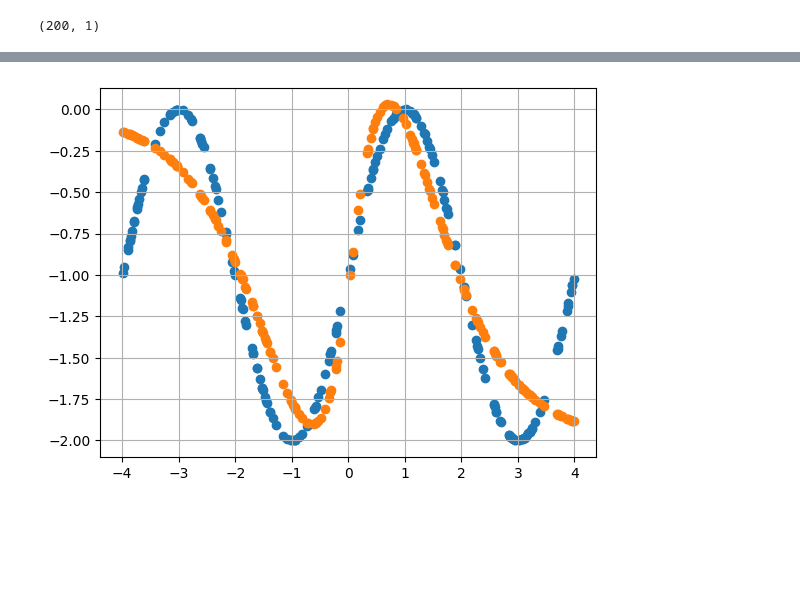
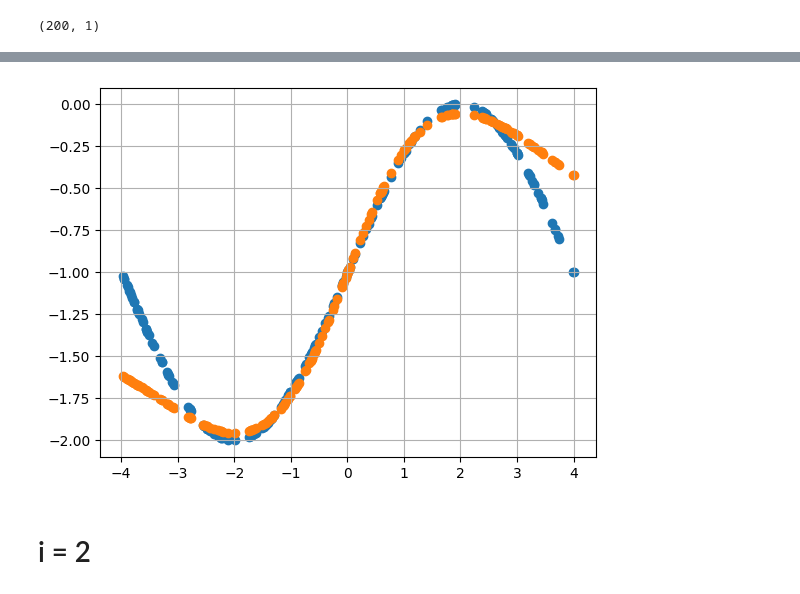
Before and after one commit to Moji0110/ANN_HWs, a Jupyter notebook: HW2/2/HW2_ex_2.ipynb, the cells around one changed output, grey strips where cells are left out. Cells and saved outputs as stored; diff of their text form; code cells hidden in the pictures; blank space fills up the shorter version.

```diff
--- a/HW2/2/HW2_ex_2.ipynb
+++ b/HW2/2/HW2_ex_2.ipynb
@@ -1091,7 +1091,7 @@ Text(0.5, 1.0, 'Loss_Part_D')
 # %%
 i = 1
 X = np.random.uniform(-3, 3, (200, 1))
-Y = np.sin(i*np.pi*X/2) - 1
+Y = np.sin(i*np.pi*X/4) - 1
 # %%
 plt.scatter(X, Y)
 # %% [output]
@@ -1169,7 +1169,7 @@ activation1 = sigmoid()
 activation2 = sigmoid()
 activation3 = Linear()
 
-lr = 0.001
+lr = 0.01
 Loss = MSE_loss()
 
 
@@ -1257,26 +1257,28 @@ epoch: 999
 # %%
 i = 1
 X = np.random.uniform(-4, 4, (200, 1))
-Y = np.sin(i*np.pi*X/2) - 1
+Y = np.sin(i*np.pi*X/4) - 1
 
 g2 = []
 for i in range(X.shape[0]):
 
         x = X[i,0].reshape((1,1))
         d = Y[i,0].reshape((1,1))
 
 
         n1 = np.matmul(W1, x) + b1
         activation1.forward(n1)
         n2 = np.matmul(W2, activation1.output.reshape((4,1))) + b2[:,0].reshape((4,1))
         activation2.forward(n2)
         n3 = np.matmul(W3, activation2.output) + b3[:,0]
         activation3.forward(n3)
         g2.append(activation3.output)
 
 import matplotlib.pyplot as plt
 plt.scatter(X,Y)
 plt.scatter(X,np.array(g2))
 plt.grid()
 # %% [output]
-[figure, old version]
+[figure, new version]
+# %% [markdown]
+# i = 2
```
Also changed, not shown: parts of 19 cells of this notebook.
